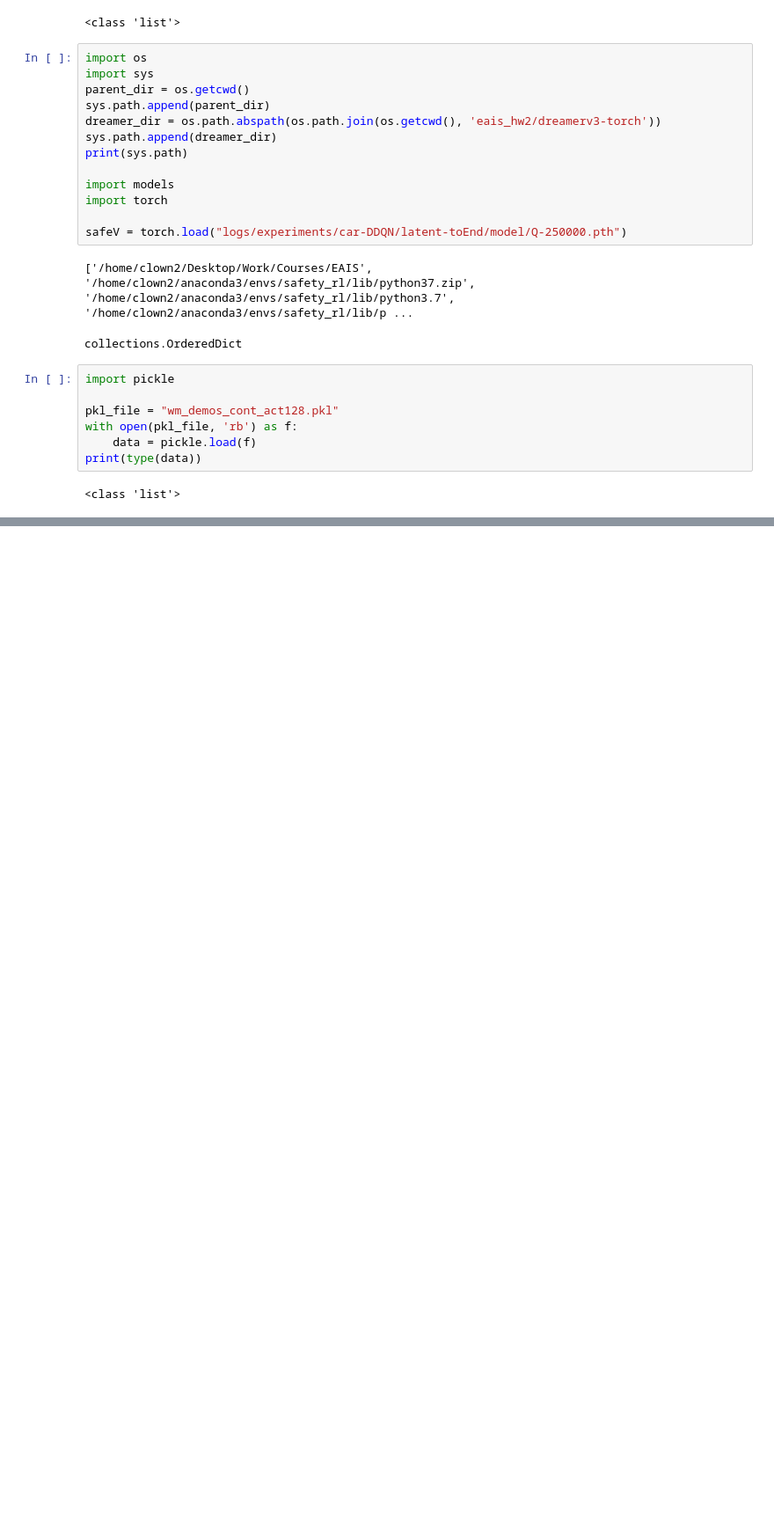
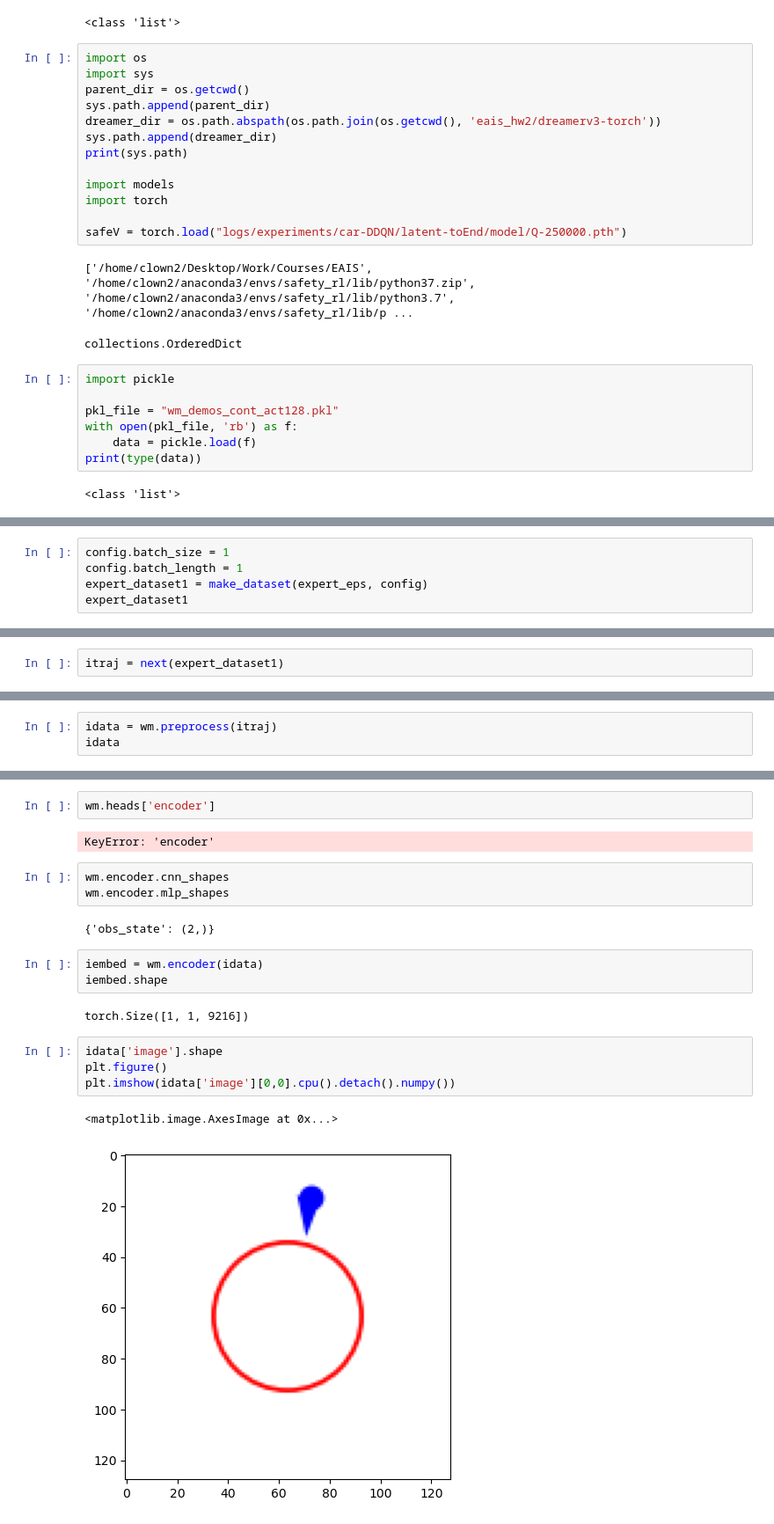
Before and after one commit to stevenwman/latent-affine-safety, a Jupyter notebook: test.ipynb, the cells around one changed output, grey strips where cells are left out. Shown at 88% size. Saved outputs shown, nothing was run; the diff lists cells and outputs as text; blank space fills up the shorter version.

```diff
--- a/test.ipynb
+++ b/test.ipynb
@@ -114,0 +327,5 @@ policy.keys()
+# %%
+config.batch_size = 1
+config.batch_length = 1
+expert_dataset1 = make_dataset(expert_eps, config)
+expert_dataset1
@@ -114,0 +334,2 @@ policy.keys()
+# %%
+itraj = next(expert_dataset1)
@@ -114,0 +340,3 @@ policy.keys()
+# %%
+idata = wm.preprocess(itraj)
+idata
@@ -114,0 +403,21 @@ policy.keys()
+# %%
+wm.heads['encoder']
+# %% [output]
+KeyError: 'encoder'
+# %%
+wm.encoder.cnn_shapes
+wm.encoder.mlp_shapes
+# %% [output]
+{'obs_state': (2,)}
+# %%
+iembed = wm.encoder(idata)
+iembed.shape
+# %% [output]
+torch.Size([1, 1, 9216])
+# %%
+idata['image'].shape
+plt.figure()
+plt.imshow(idata['image'][0,0].cpu().detach().numpy())
+# %% [output]
+<matplotlib.image.AxesImage at 0x...>
+[figure, added]
```
Also changed, not shown: parts of 14 cells of this notebook, 40 other files.
